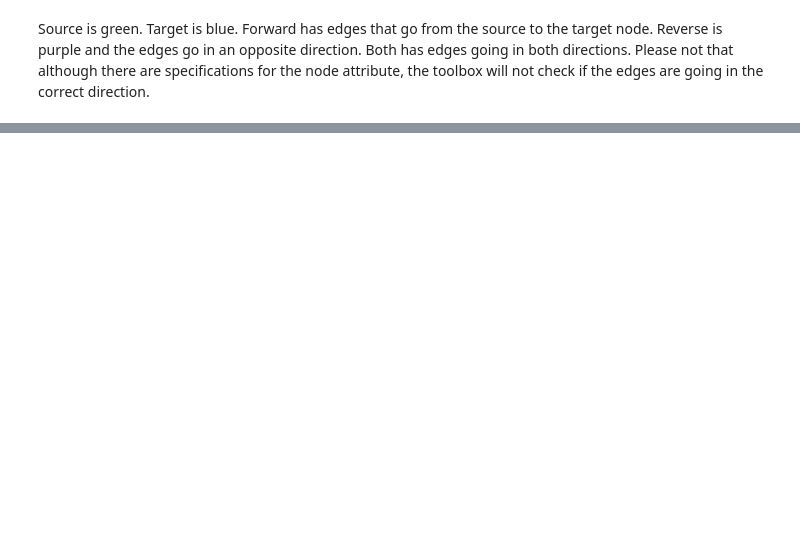
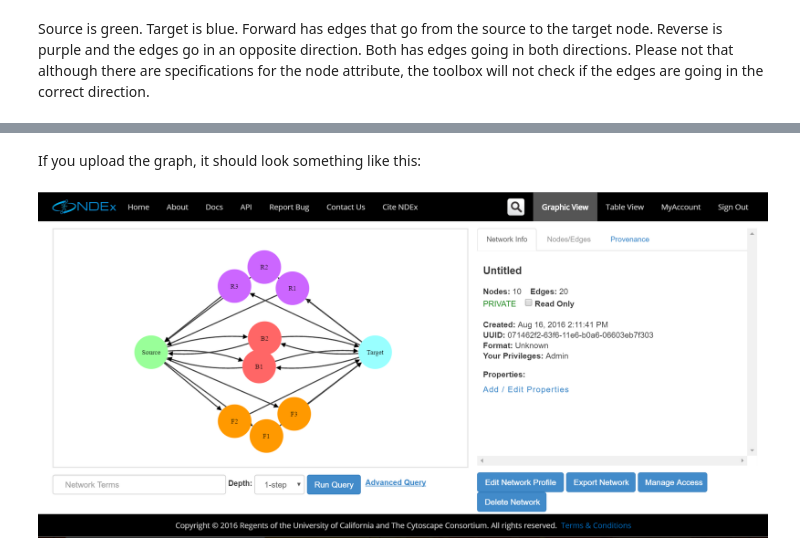
Before and after one commit to ndexbio/ndex-jupyter-notebooks, a Jupyter notebook: notebooks/NetworkN Layout and Cytoscape Styling Tutorial.ipynb, the cells around one changed output, grey strips where cells are left out. Saved outputs shown, nothing was run; the diff lists cells and outputs as text; code cells hidden in the pictures; blank space fills up the shorter version.

```diff
--- a/notebooks/NetworkN Layout and Cytoscape Styling Tutorial.ipynb
+++ b/notebooks/NetworkN Layout and Cytoscape Styling Tutorial.ipynb
@@ -172,0 +169,7 @@ u'd28ca361-63ed-11e6-b0a6-06603eb7f303'
+# %% [markdown]
+If you upload the graph, it should look something like this:
+# %%
+from IPython.display import Image, display;
+display(Image(filename='screenshot_3.PNG'))
+# %% [output]
+[figure, added]
```
Also changed, not shown: parts of 7 cells of this notebook.
